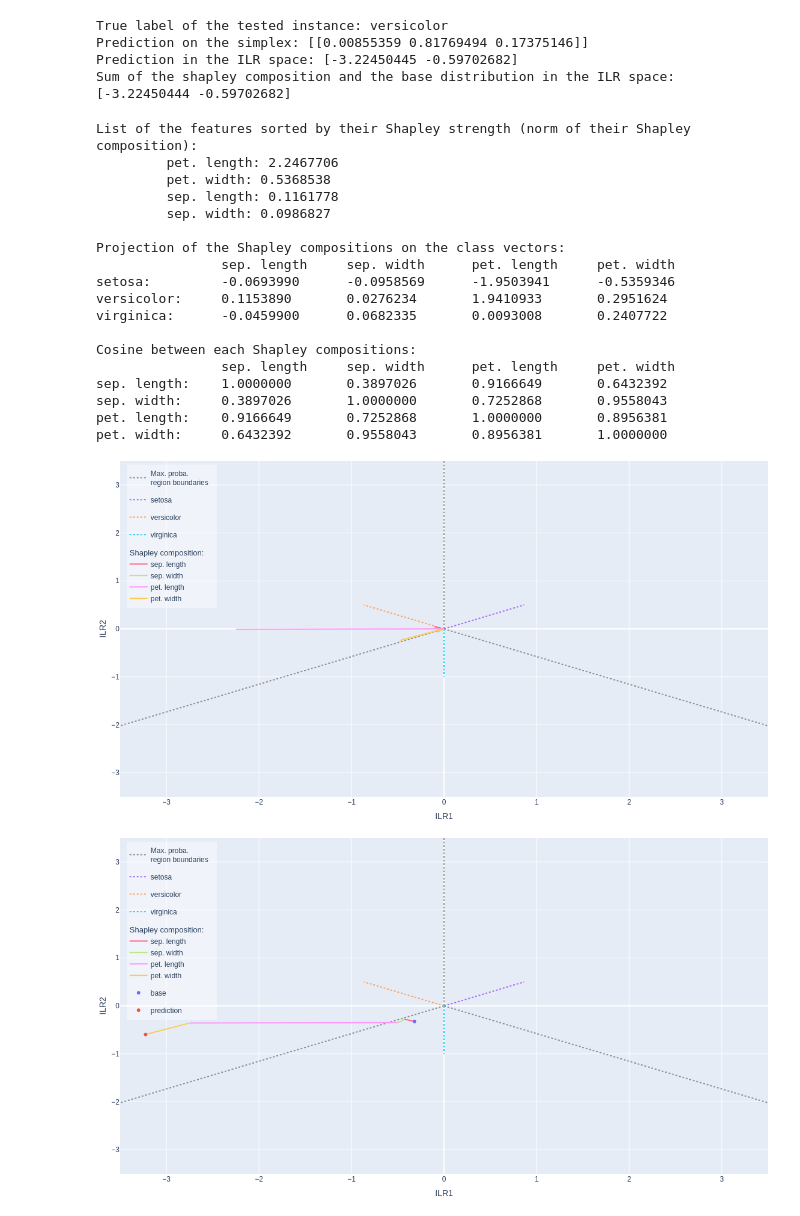
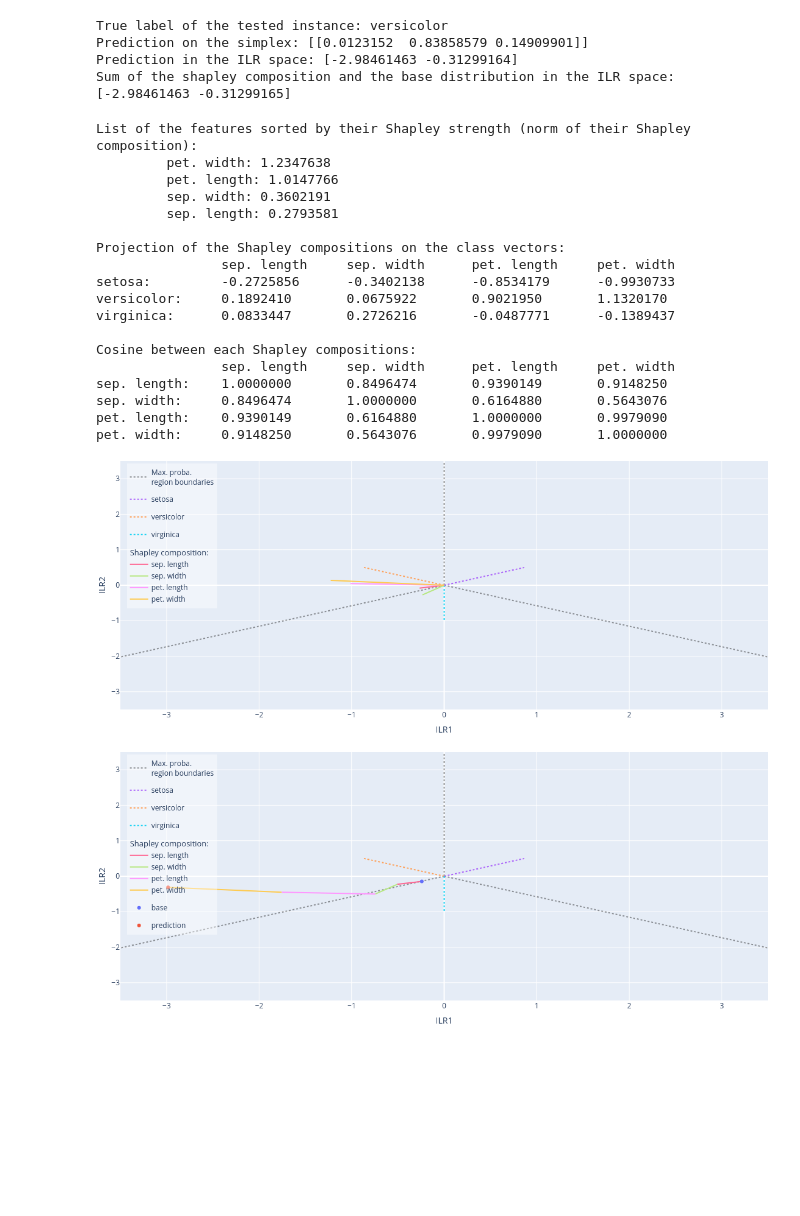
Before and after one commit to shapley-composition/ecai-2024-code-and-exp, a Jupyter notebook: 3classes_example.ipynb, the cells around one changed output. Cells and saved outputs as stored; diff of their text form; code cells hidden in the pictures; blank space fills up the shorter version.

Commit message:
Export figures for 3 classes - Jupyter notebook for 3 classes creates a folder and saves the figures in it. - Figures saved in pdf format

```diff
--- a/3classes_example.ipynb
+++ b/3classes_example.ipynb
@@ -9,0 +11,27 @@ import plotly.graph_objects as go
+# %%
+import os
+
+out_dir = os.path.join('figures', '3classes')
+os.makedirs(out_dir, exist_ok=True)
+# %%
+K = 13         #index of the instance you want to test in the test set
+N_class = 3    #number of class, the dimension of the simplex is therefore N_class-1
+
+
+#load the dataset and split into a training and testing set
+data = datasets.load_iris()
+(X, Y) = (data.data, data.target)
+
+from sklearn.preprocessing import StandardScaler
+scaler = StandardScaler()
+
+fig, ax_list = plt.subplots(ncols=2, figsize=(5,3))
+ax_list[0].set_title('Original features')
+ax_list[0].scatter(X[:,0], X[:,1])
+scaler.fit(X)
+X = scaler.transform(X)
+ax_list[1].set_title('Transformed features')
+ax_list[1].scatter(X[:,0], X[:,1])
+fig.savefig(os.path.join(out_dir, 'ex_eq3_standardized.pdf'))
+
+X_train,X_test,Y_train,Y_test = train_test_split(X, Y, test_size=0.2, random_state=0)
@@ -10,12 +47,4 @@ import plotly.graph_objects as go
 # %%
-K = 13         #index of the instance you want to test in the test set
-N_class = 3    #number of class, the dimension of the simplex is therefore N_class-1
-
-
-#load the dataset and split into a training and testing set
-data = datasets.load_iris()
-(X, Y) = (data.data, data.target)
-X_train,X_test,Y_train,Y_test = train_test_split(X, Y, test_size=0.2, random_state=0)
 
 #train an SVM classifier
 svc_linear = svm.SVC(kernel='rbf', probability=True)
@@ -49,42 +78,44 @@ print("Sum of the shapley composition and the base distribution in the ILR space
 print(sum_shap_base)
 # %% [output]
 True label of the tested instance: versicolor
-Prediction on the simplex: [[0.00855359 0.81769494 0.17375146]]
-Prediction in the ILR space: [-3.22450445 -0.59702682]
-Sum of the shapley composition and the base distribution in the ILR space: [-3.22450444 -0.59702682]
+Prediction on the simplex: [[0.0123152  0.83858579 0.14909901]]
+Prediction in the ILR space: [-2.98461463 -0.31299164]
+Sum of the shapley composition and the base distribution in the ILR space: [-2.98461463 -0.31299165]
 # %%
 #SUMMARIZE WITH NORM, COSINE AND INNER PRODUCTS
 
 (norm_shapley, proj_shap_class, cos_shap_shap) = explainer.summarize()
 # %% [output]
 List of the features sorted by their Shapley strength (norm of their Shapley composition):
-         pet. length: 2.2467706
-         pet. width: 0.5368538
-         sep. length: 0.1161778
-         sep. width: 0.0986827
+         pet. width: 1.2347638
+         pet. length: 1.0147766
+         sep. width: 0.3602191
+         sep. length: 0.2793581
 
 Projection of the Shapley compositions on the class vectors:
                 sep. length     sep. width      pet. length     pet. width
-setosa:         -0.0693990      -0.0958569      -1.9503941      -0.5359346
-versicolor:     0.1153890       0.0276234       1.9410933       0.2951624
-virginica:      -0.0459900      0.0682335       0.0093008       0.2407722
+setosa:         -0.2725856      -0.3402138      -0.8534179      -0.9930733
+versicolor:     0.1892410       0.0675922       0.9021950       1.1320170
+virginica:      0.0833447       0.2726216       -0.0487771      -0.1389437
 
 Cosine between each Shapley compositions:
                 sep. length     sep. width      pet. length     pet. width
-sep. length:    1.0000000       0.3897026       0.9166649       0.6432392
-sep. width:     0.3897026       1.0000000       0.7252868       0.9558043
-pet. length:    0.9166649       0.7252868       1.0000000       0.8956381
-pet. width:     0.6432392       0.9558043       0.8956381       1.0000000
+sep. length:    1.0000000       0.8496474       0.9390149       0.9148250
+sep. width:     0.8496474       1.0000000       0.6164880       0.5643076
+pet. length:    0.9390149       0.6164880       1.0000000       0.9979090
+pet. width:     0.9148250       0.5643076       0.9979090       1.0000000
 # %%
 #PLOT the 2D ILR SPACE (CORRESPONDING TO THE CHOSEN ILR COMPONENTS LISTED IN BALANCES).
 #plot range [-lim, lim]
 #If shapley_sum is True, the sum of the shapley vectors are summed from the base distribution to the prediction
 
-fig = explainer.plot_ilr_space(balances=[1, 2], lim=3.5, figsize=600)
+fig = explainer.plot_ilr_space(balances=[1, 2], lim=3.5, figsize=450)
+fig.write_image(os.path.join(out_dir, 'ex_eq3_ilrplot.pdf'))
 
-fig = explainer.plot_ilr_space(balances=[1, 2], shapley_sum=True, lim=3.5, figsize=600)
+fig = explainer.plot_ilr_space(balances=[1, 2], shapley_sum=True, lim=3.5, figsize=450)
+fig.write_image(os.path.join(out_dir, 'ex_eq3_ilrplotsum.pdf'))
 # %% [output]
-[figure, old version]
+[figure, new version]
-[figure, old version]
+[figure, new version]
 # %%
 #Plot the Shapley compositions as histograms
```
Also changed, not shown: parts of 4 cells of this notebook.
